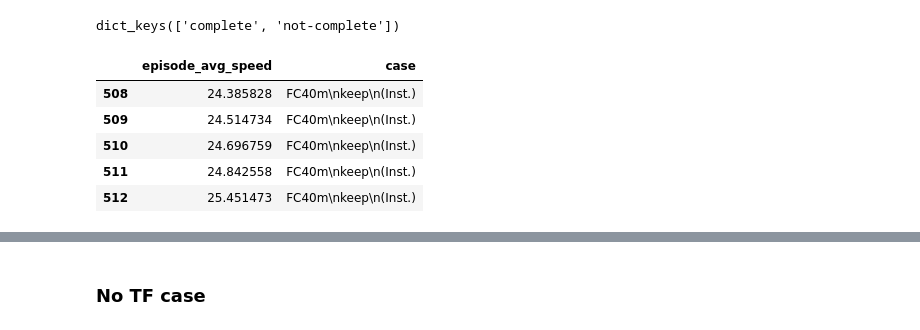
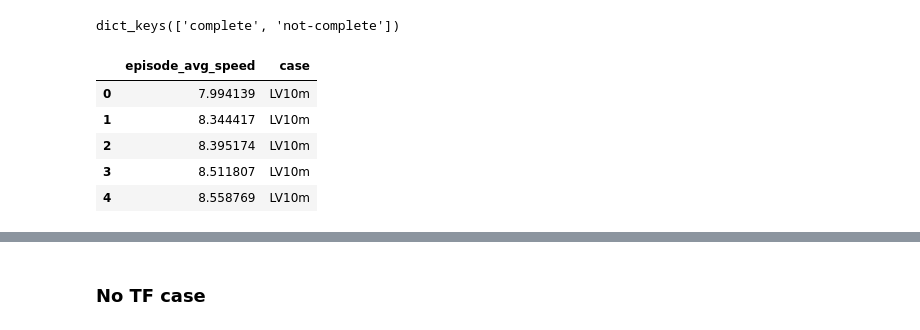
Before and after one commit to mynkpl1998/upgraded-octo-lamp, a Jupyter notebook: extras/analysis/homogeneous-with-tf.ipynb, the cells around one changed output, grey strips where cells are left out. Saved outputs shown, nothing was run; the diff lists cells and outputs as text; code cells hidden in the pictures.

```diff
--- a/extras/analysis/homogeneous-with-tf.ipynb
+++ b/extras/analysis/homogeneous-with-tf.ipynb
@@ -161,14 +159,14 @@ data = {'episode_avg_speed': np.concatenate((np.sort(onlyLV10mspeed), np.sort(on
 # %%
 speed_df = pd.DataFrame(data=data)
 # %%
-speed_df.tail()
+speed_df.head()
 # %% [output]
 |  | episode_avg_speed | case |
-| 508 | 24.385828 | FC40m\nkeep\n(Inst.) |
-| 509 | 24.514734 | FC40m\nkeep\n(Inst.) |
-| 510 | 24.696759 | FC40m\nkeep\n(Inst.) |
-| 511 | 24.842558 | FC40m\nkeep\n(Inst.) |
-| 512 | 25.451473 | FC40m\nkeep\n(Inst.) |
+| 0 | 7.994139 | LV10m |
+| 1 | 8.344417 | LV10m |
+| 2 | 8.395174 | LV10m |
+| 3 | 8.511807 | LV10m |
+| 4 | 8.558769 | LV10m |
 # %%
 #speed_df.boxplot(by='case', column=['episode_avg_speed'], grid=True, notch=True, )
 #sns.set()
```
Also changed, not shown: parts of 9 cells of this notebook, 1 other file.
